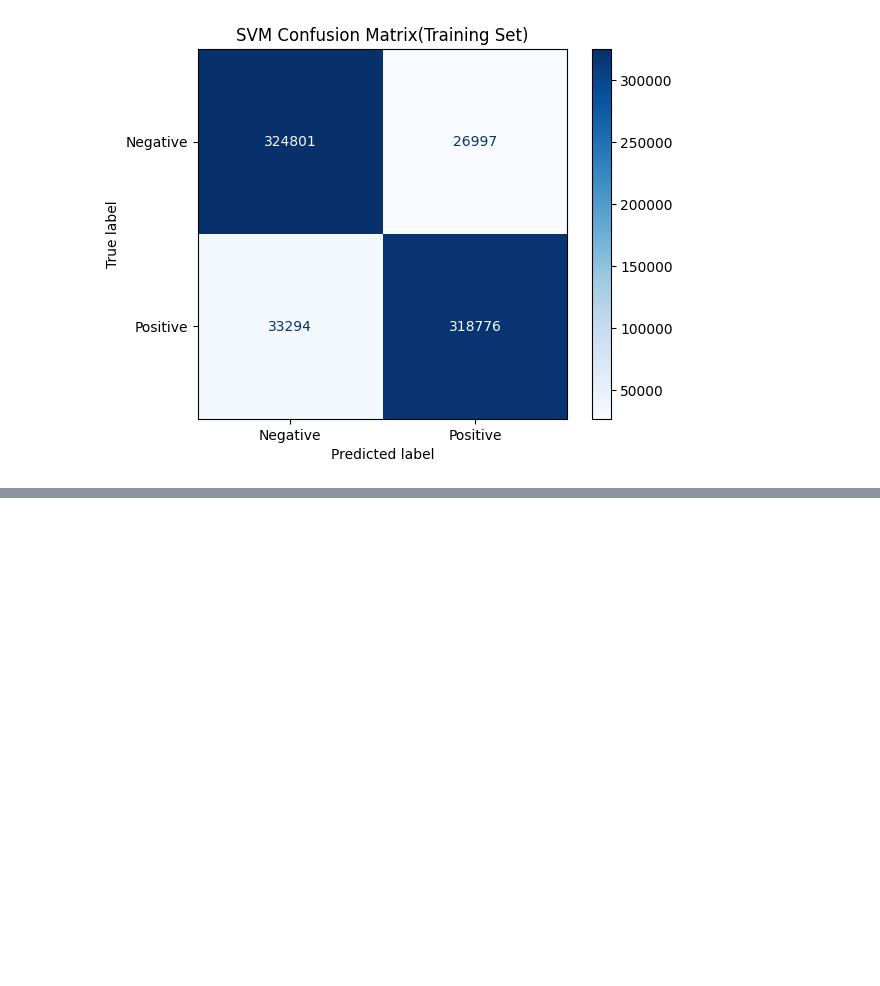
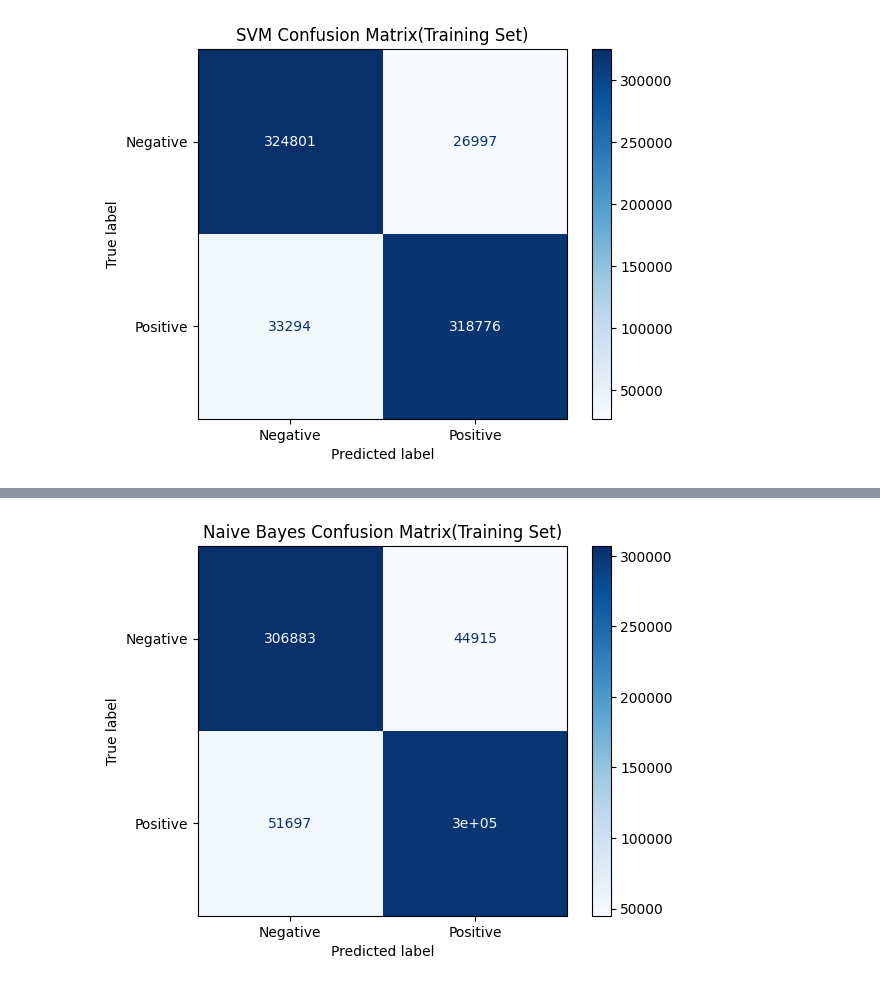
Before and after one commit to rnimisha/youtube-comment-analyzer, a Jupyter notebook: notebook/training/tfidf.ipynb, the cells around one changed output, grey strips where cells are left out. Drawn from its saved outputs; the diff is of its cells as text; code cells hidden in the pictures; blank space fills up the shorter version.

```diff
--- a/notebook/training/tfidf.ipynb
+++ b/notebook/training/tfidf.ipynb
@@ -158,0 +201,8 @@ plt.show()
+# %%
+ConfusionMatrixDisplay.from_estimator(
+    nb, X_train, y_train, display_labels=["Negative", "Positive"], cmap="Blues"
+)
+plt.title("Naive Bayes Confusion Matrix(Training Set)")
+plt.show()
+# %% [output]
+[figure, added]
```
Also changed, not shown: parts of 6 cells of this notebook.
